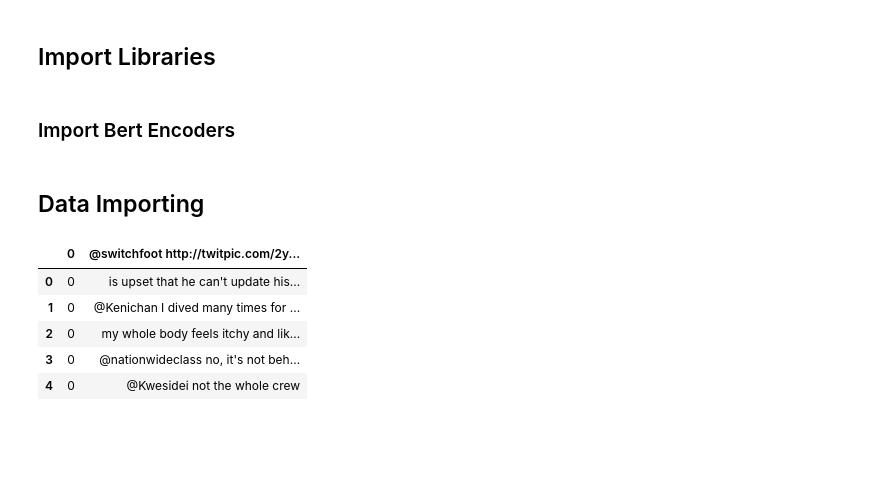
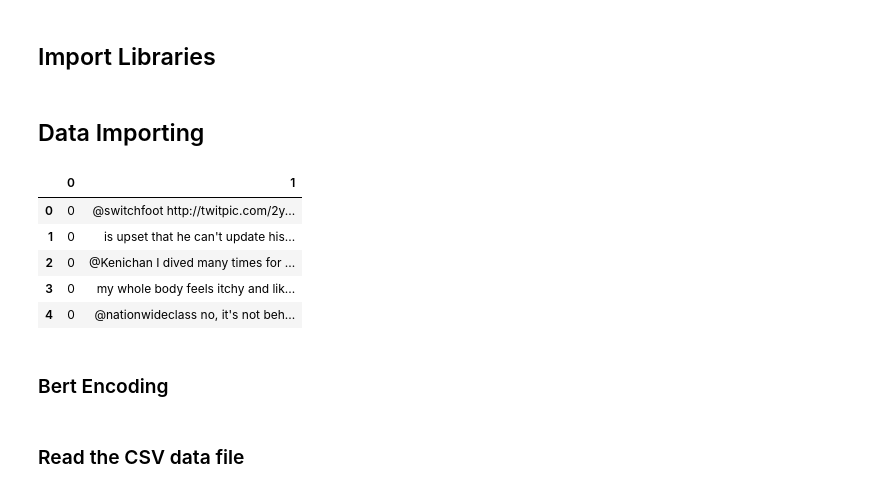
Before and after one commit to Chronyx132/Twitter_Sentiment, a Jupyter notebook: Src/Irving.ipynb, the cells around one changed output. Saved outputs shown, nothing was run; the diff lists cells and outputs as text; code cells hidden in the pictures; blank space fills up the shorter version.

```diff
--- a/Src/Irving.ipynb
+++ b/Src/Irving.ipynb
@@ -22,2 +27,0 @@ from sklearn.decomposition import PCA
-# %% [markdown]
-### Import Bert Encoders
@@ -28,12 +33,14 @@ from transformers import BertTokenizer, BertTokenizerFast
 # %% [markdown]
 ## Data Importing
 # %%
-tweets = pd.read_csv("../Data/Raw/dataset.csv")
+tweets = pd.read_csv("../Data/Raw/dataset.csv", header=None)
 tweets.head()
 # %% [output]
-|  | 0 | @switchfoot http://twitpic.com/2y... |
-| 0 | 0 | is upset that he can't update his... |
-| 1 | 0 | @Kenichan I dived many times for ... |
-| 2 | 0 | my whole body feels itchy and lik... |
-| 3 | 0 | @nationwideclass no, it's not beh... |
-| 4 | 0 | @Kwesidei not the whole crew |
+|  | 0 | 1 |
+| 0 | 0 | @switchfoot http://twitpic.com/2y... |
+| 1 | 0 | is upset that he can't update his... |
+| 2 | 0 | @Kenichan I dived many times for ... |
+| 3 | 0 | my whole body feels itchy and lik... |
+| 4 | 0 | @nationwideclass no, it's not beh... |
+# %% [markdown]
+### Bert Encoding
@@ -39,0 +62,2 @@ tweets.head()
+# %% [markdown]
+### Read the CSV data file
```
Also changed, not shown: parts of 72 cells of this notebook.
